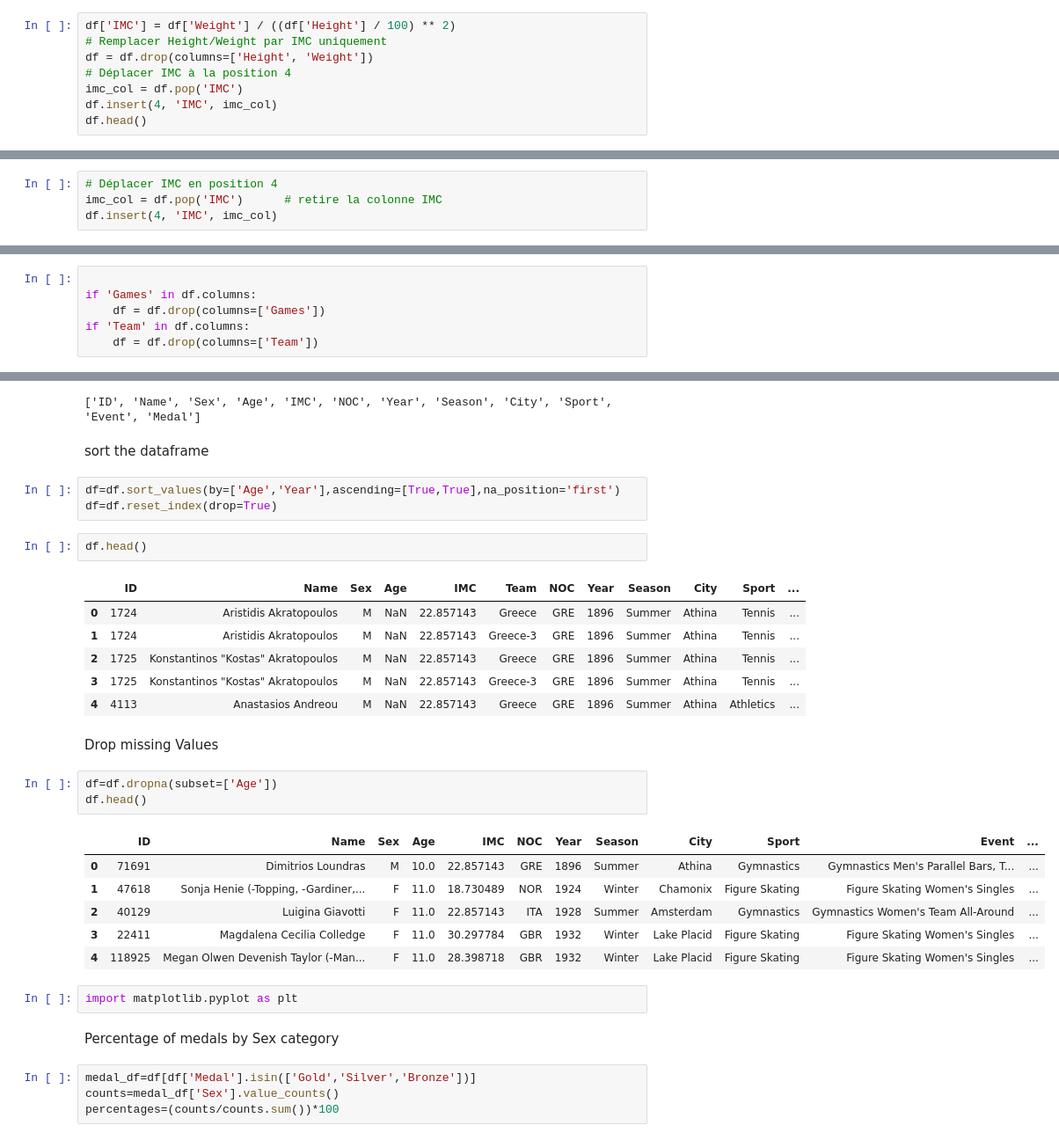
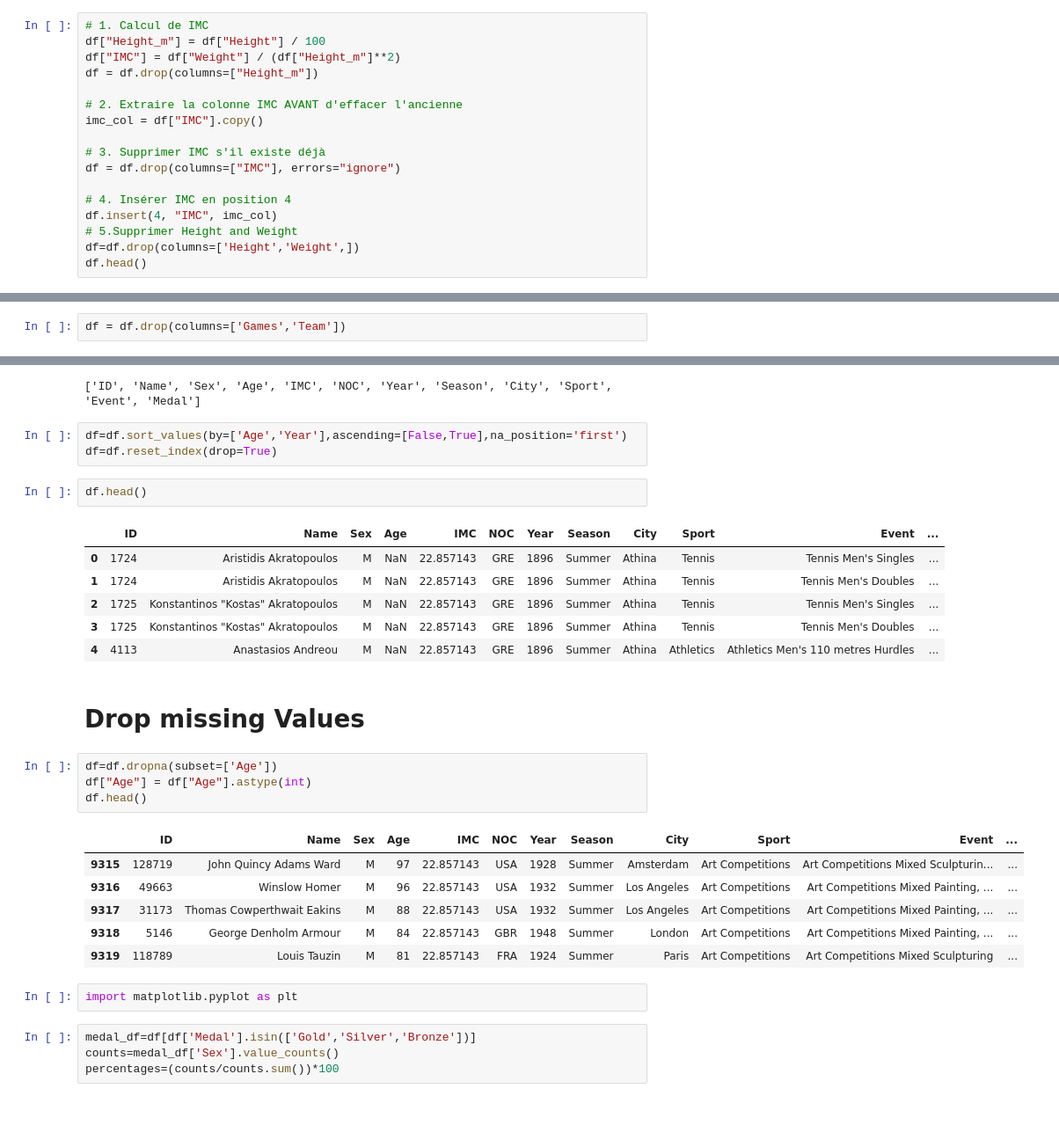
Before and after one commit to nourmaghraoui-a11/-olympics-medal-prediction-ml, a Jupyter notebook: Olympic Athletes Data Cleaning And Analysis.ipynb, the cells around one changed output, grey strips where cells are left out. Shown at 88% size. Cells and saved outputs as stored; diff of their text form; blank space fills up the shorter version.

```diff
--- a/Olympic Athletes Data Cleaning And Analysis.ipynb
+++ b/Olympic Athletes Data Cleaning And Analysis.ipynb
@@ -114,11 +118,20 @@ df.head(10)
 | 8 | 5 | Christine Jacoba Aaftink | F | 27.0 | 185.0 | 82.0 | Netherlands | NED | 1994 Winter | 1994 | Winter | ... |
 | 9 | 5 | Christine Jacoba Aaftink | F | 27.0 | 185.0 | 82.0 | Netherlands | NED | 1994 Winter | 1994 | Winter | ... |
 # %%
-df['IMC'] = df['Weight'] / ((df['Height'] / 100) ** 2)
-# Remplacer Height/Weight par IMC uniquement
-df = df.drop(columns=['Height', 'Weight'])
-# Déplacer IMC à la position 4
-imc_col = df.pop('IMC')
-df.insert(4, 'IMC', imc_col)
+# 1. Calcul de IMC
+df["Height_m"] = df["Height"] / 100
+df["IMC"] = df["Weight"] / (df["Height_m"]**2)
+df = df.drop(columns=["Height_m"])
+
+# 2. Extraire la colonne IMC AVANT d'effacer l'ancienne
+imc_col = df["IMC"].copy()
+
+# 3. Supprimer IMC s'il existe déjà
+df = df.drop(columns=["IMC"], errors="ignore")
+
+# 4. Insérer IMC en position 4
+df.insert(4, "IMC", imc_col)
+# 5.Supprimer Height and Weight
+df=df.drop(columns=['Height','Weight',])
 df.head()
 # %% [output]
@@ -126,49 +144,38 @@ KeyError: 'Weight'
-# %%
-# Déplacer IMC en position 4
-imc_col = df.pop('IMC')      # retire la colonne IMC
-df.insert(4, 'IMC', imc_col)
 # %% [markdown]
 Drop Games and Team column
 # %%
-
-if 'Games' in df.columns:
-    df = df.drop(columns=['Games'])
-if 'Team' in df.columns:
-    df = df.drop(columns=['Team'])
+df = df.drop(columns=['Games','Team'])
 # %%
 print(df.columns.tolist())
 # %% [output]
 ['ID', 'Name', 'Sex', 'Age', 'IMC', 'NOC', 'Year', 'Season', 'City', 'Sport', 'Event', 'Medal']
-# %% [markdown]
-sort the dataframe
 # %%
-df=df.sort_values(by=['Age','Year'],ascending=[True,True],na_position='first')
+df=df.sort_values(by=['Age','Year'],ascending=[False,True],na_position='first')
 df=df.reset_index(drop=True)
 # %%
 df.head()
 # %% [output]
-|  | ID | Name | Sex | Age | IMC | Team | NOC | Year | Season | City | Sport | ... |
-| 0 | 1724 | Aristidis Akratopoulos | M | NaN | 22.857143 | Greece | GRE | 1896 | Summer | Athina | Tennis | ... |
-| 1 | 1724 | Aristidis Akratopoulos | M | NaN | 22.857143 | Greece-3 | GRE | 1896 | Summer | Athina | Tennis | ... |
-| 2 | 1725 | Konstantinos "Kostas" Akratopoulos | M | NaN | 22.857143 | Greece | GRE | 1896 | Summer | Athina | Tennis | ... |
-| 3 | 1725 | Konstantinos "Kostas" Akratopoulos | M | NaN | 22.857143 | Greece-3 | GRE | 1896 | Summer | Athina | Tennis | ... |
-| 4 | 4113 | Anastasios Andreou | M | NaN | 22.857143 | Greece | GRE | 1896 | Summer | Athina | Athletics | ... |
+|  | ID | Name | Sex | Age | IMC | NOC | Year | Season | City | Sport | Event | ... |
+| 0 | 1724 | Aristidis Akratopoulos | M | NaN | 22.857143 | GRE | 1896 | Summer | Athina | Tennis | Tennis Men's Singles | ... |
+| 1 | 1724 | Aristidis Akratopoulos | M | NaN | 22.857143 | GRE | 1896 | Summer | Athina | Tennis | Tennis Men's Doubles | ... |
+| 2 | 1725 | Konstantinos "Kostas" Akratopoulos | M | NaN | 22.857143 | GRE | 1896 | Summer | Athina | Tennis | Tennis Men's Singles | ... |
+| 3 | 1725 | Konstantinos "Kostas" Akratopoulos | M | NaN | 22.857143 | GRE | 1896 | Summer | Athina | Tennis | Tennis Men's Doubles | ... |
+| 4 | 4113 | Anastasios Andreou | M | NaN | 22.857143 | GRE | 1896 | Summer | Athina | Athletics | Athletics Men's 110 metres Hurdles | ... |
 # %% [markdown]
-Drop missing Values
+# Drop missing Values
 # %%
 df=df.dropna(subset=['Age'])
+df["Age"] = df["Age"].astype(int)
 df.head()
 # %% [output]
 |  | ID | Name | Sex | Age | IMC | NOC | Year | Season | City | Sport | Event | ... |
-| 0 | 71691 | Dimitrios Loundras | M | 10.0 | 22.857143 | GRE | 1896 | Summer | Athina | Gymnastics | Gymnastics Men's Parallel Bars, T... | ... |
-| 1 | 47618 | Sonja Henie (-Topping, -Gardiner,... | F | 11.0 | 18.730489 | NOR | 1924 | Winter | Chamonix | Figure Skating | Figure Skating Women's Singles | ... |
-| 2 | 40129 | Luigina Giavotti | F | 11.0 | 22.857143 | ITA | 1928 | Summer | Amsterdam | Gymnastics | Gymnastics Women's Team All-Around | ... |
-| 3 | 22411 | Magdalena Cecilia Colledge | F | 11.0 | 30.297784 | GBR | 1932 | Winter | Lake Placid | Figure Skating | Figure Skating Women's Singles | ... |
-| 4 | 118925 | Megan Olwen Devenish Taylor (-Man... | F | 11.0 | 28.398718 | GBR | 1932 | Winter | Lake Placid | Figure Skating | Figure Skating Women's Singles | ... |
+| 9315 | 128719 | John Quincy Adams Ward | M | 97 | 22.857143 | USA | 1928 | Summer | Amsterdam | Art Competitions | Art Competitions Mixed Sculpturin... | ... |
+| 9316 | 49663 | Winslow Homer | M | 96 | 22.857143 | USA | 1932 | Summer | Los Angeles | Art Competitions | Art Competitions Mixed Painting, ... | ... |
+| 9317 | 31173 | Thomas Cowperthwait Eakins | M | 88 | 22.857143 | USA | 1932 | Summer | Los Angeles | Art Competitions | Art Competitions Mixed Painting, ... | ... |
+| 9318 | 5146 | George Denholm Armour | M | 84 | 22.857143 | GBR | 1948 | Summer | London | Art Competitions | Art Competitions Mixed Painting, ... | ... |
+| 9319 | 118789 | Louis Tauzin | M | 81 | 22.857143 | FRA | 1924 | Summer | Paris | Art Competitions | Art Competitions Mixed Sculpturing | ... |
 # %%
 import matplotlib.pyplot as plt
-# %% [markdown]
-Percentage of medals by Sex category
 # %%
 medal_df=df[df['Medal'].isin(['Gold','Silver','Bronze'])]
 counts=medal_df['Sex'].value_counts()
```
Also changed, not shown: parts of 34 cells of this notebook.
